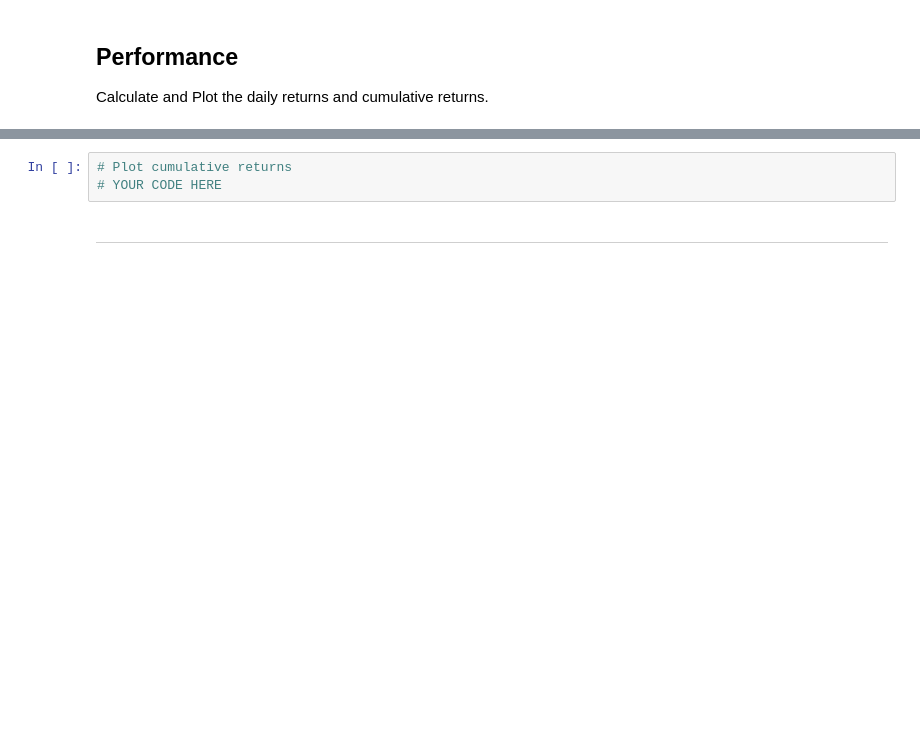
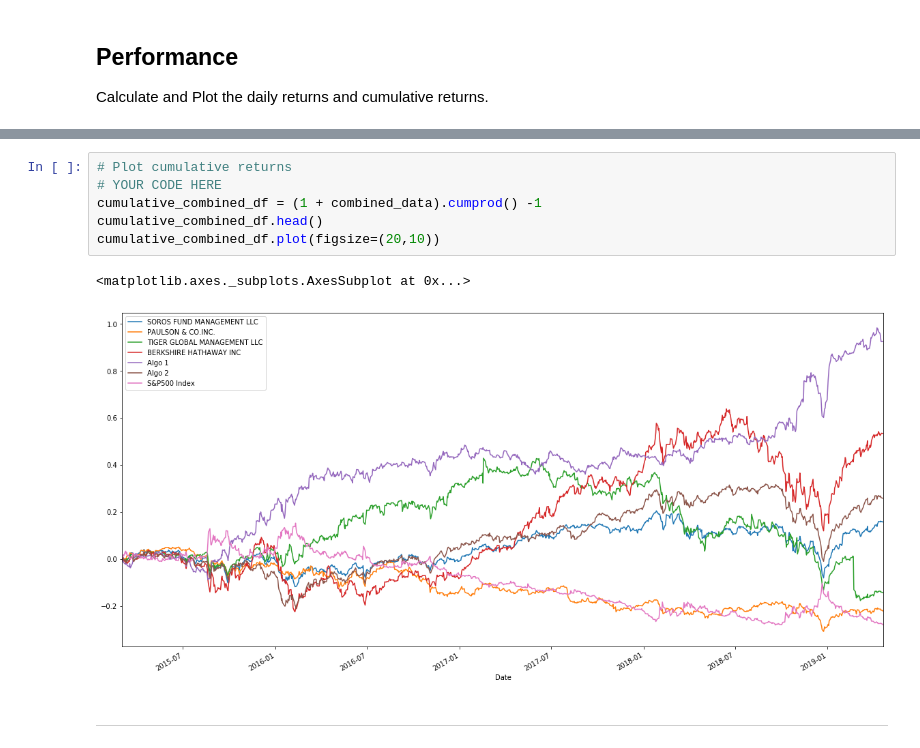
Before and after one commit to tiricha91/Pandas_Homework, a Jupyter notebook: 04-Pandas_Copy/Instructions/Starter_Code/whale_analysis.ipynb, the cells around one changed output, grey strips where cells are left out. Cells and saved outputs as stored; diff of their text form; blank space fills up the shorter version.

```diff
--- a/04-Pandas_Copy/Instructions/Starter_Code/whale_analysis.ipynb
+++ b/04-Pandas_Copy/Instructions/Starter_Code/whale_analysis.ipynb
@@ -180,6 +212,12 @@ Calculate and Plot the daily returns and cumulative returns.
 # %%
 # Plot cumulative returns
 # YOUR CODE HERE
+cumulative_combined_df = (1 + combined_data).cumprod() -1
+cumulative_combined_df.head()
+cumulative_combined_df.plot(figsize=(20,10))
+# %% [output]
+<matplotlib.axes._subplots.AxesSubplot at 0x...>
+[figure, added]
 # %% [markdown]
 ---
 # %% [markdown]
```
Also changed, not shown: parts of 54 cells of this notebook, 2 other files.
